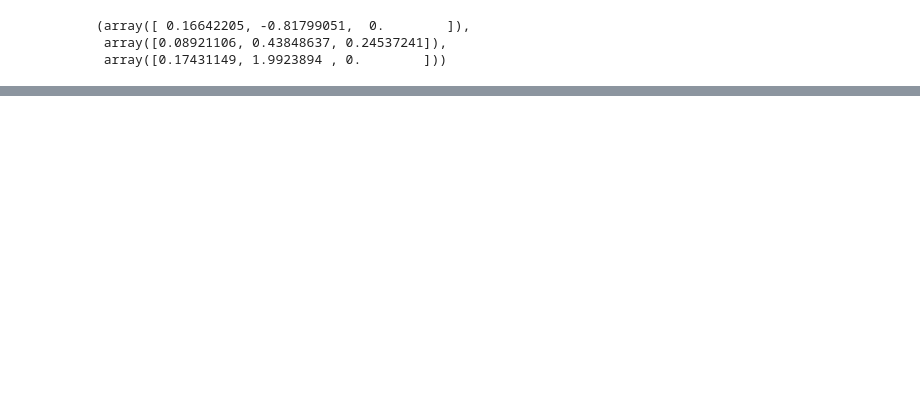
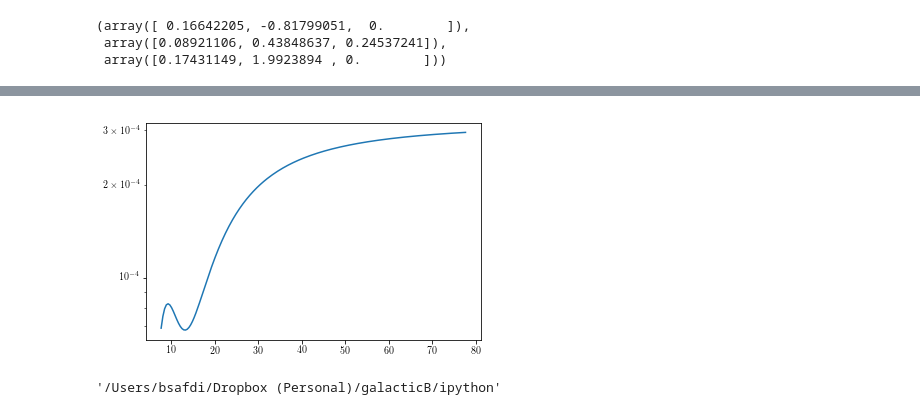
Before and after one commit to bsafdi/galacticB, a Jupyter notebook: ipython/conversion.ipynb, the cells around one changed output, grey strips where cells are left out. Saved outputs shown, nothing was run; the diff lists cells and outputs as text; code cells hidden in the pictures; blank space fills up the shorter version.

```diff
--- a/ipython/conversion.ipynb
+++ b/ipython/conversion.ipynb
@@ -203,0 +320,10 @@ print cI2._return_Bs(1000.0)
+# %%
+plt.plot(prob_energies,conv_probs[0])
+#plt.plot(prob_energies,conv_probs[13])
+plt.yscale('log')
+# %% [output]
+[figure, added]
+# %%
+os.getcwd()
+# %% [output]
+'/Users/bsafdi/Dropbox (Personal)/galacticB/ipython'
```
Also changed, not shown: parts of 26 cells of this notebook, 15 other files.
